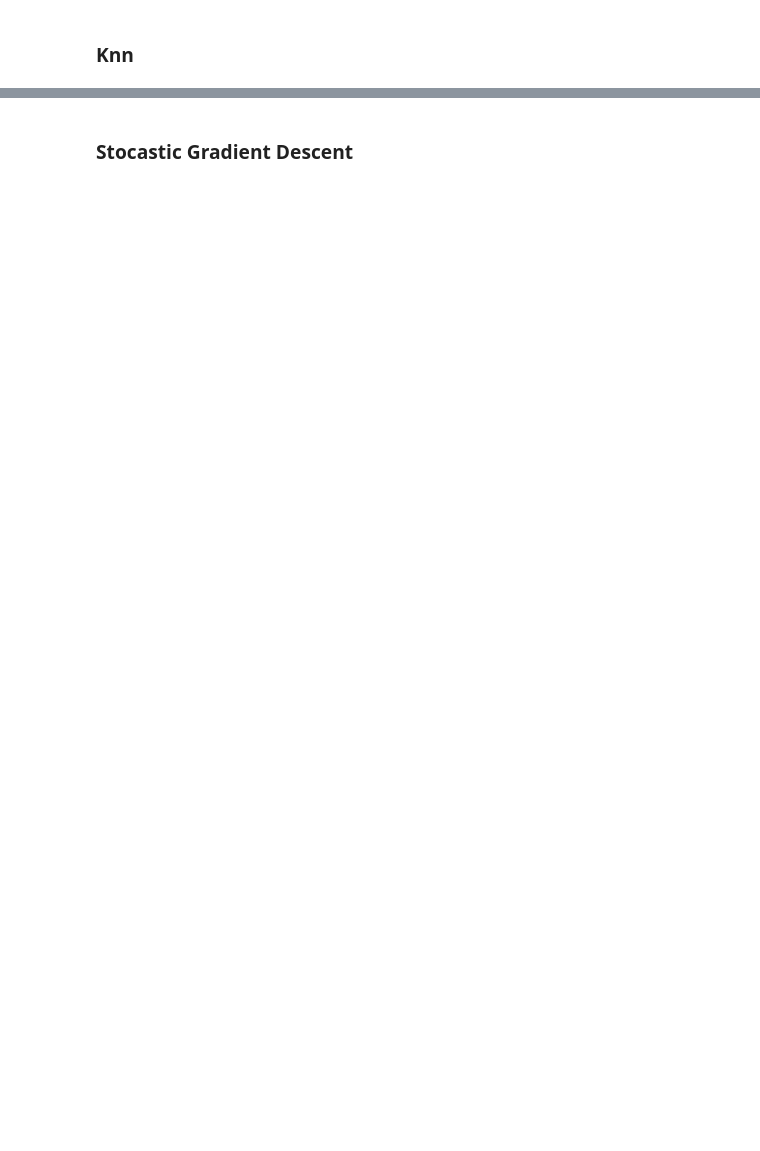
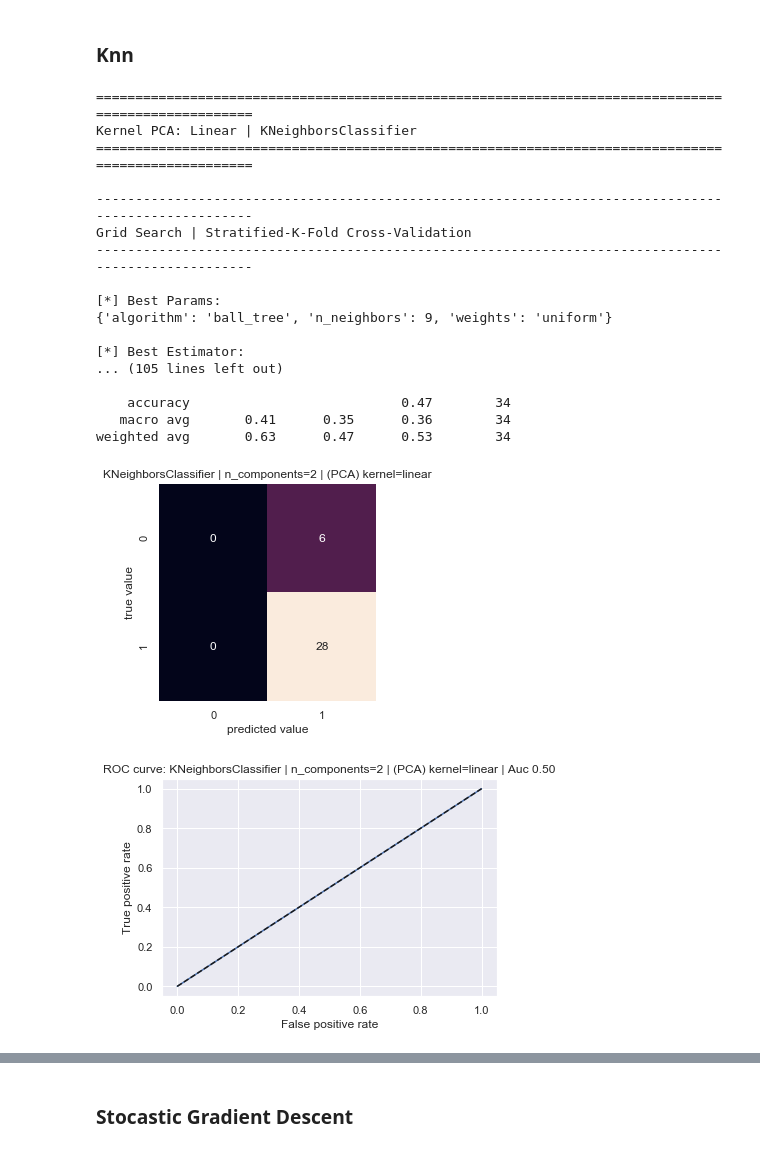
Before and after one commit to franec94/Pittsburgh-Bridge-Dataset, a Jupyter notebook: pittsburgh-bridges-data-set-analysis/Data Space Report (Official).ipynb, the cells around one changed output, grey strips where cells are left out. Saved outputs shown, nothing was run; the diff lists cells and outputs as text; code cells hidden in the pictures; blank space fills up the shorter version.

```diff
--- a/pittsburgh-bridges-data-set-analysis/Data Space Report (Official).ipynb
+++ b/pittsburgh-bridges-data-set-analysis/Data Space Report (Official).ipynb
@@ -531,13 +767,33 @@ print(df_auc_gs)
 # %%
 pos_gs = pos_gs + 1
 plot_dest = os.path.join("figures", "n_comp_2_analysis", "grid_search")
 X = rescaledX
 
 df_gs, df_auc_gs = grid_search_all_by_n_components(
     estimators_list=estimators_list[pos_gs+1], \
     param_grids=param_grids[pos_gs],
     estimators_names=estimators_names[pos_gs+1], \
     X=X, y=y,
     n_components=2,
     random_state=0, show_plots=False, show_errors=False, verbose=1, plot_dest=plot_dest, debug_var=False)
-df_2, df_2_auc = df.concat([df_2, df_gs], axis=0), df.concat([df_2, df_auc_gs], axis=0)
+df_2, df_2_auc = pd.concat([df_2, df_gs], axis=0), pd.concat([df_2, df_auc_gs], axis=0)
+# %% [output]
+====================================================================================================
+Kernel PCA: Linear | KNeighborsClassifier
+====================================================================================================
+
+----------------------------------------------------------------------------------------------------
+Grid Search | Stratified-K-Fold Cross-Validation
+----------------------------------------------------------------------------------------------------
+
+[*] Best Params:
+{'algorithm': 'ball_tree', 'n_neighbors': 9, 'weights': 'uniform'}
+
+[*] Best Estimator:
+... (105 lines left out)
+
+    accuracy                           0.47        34
+   macro avg       0.41      0.35      0.36        34
+weighted avg       0.63      0.47      0.53        34
+[figure, added]
+[figure, added]
```
Also changed, not shown: parts of 46 cells of this notebook, 20 other files.
